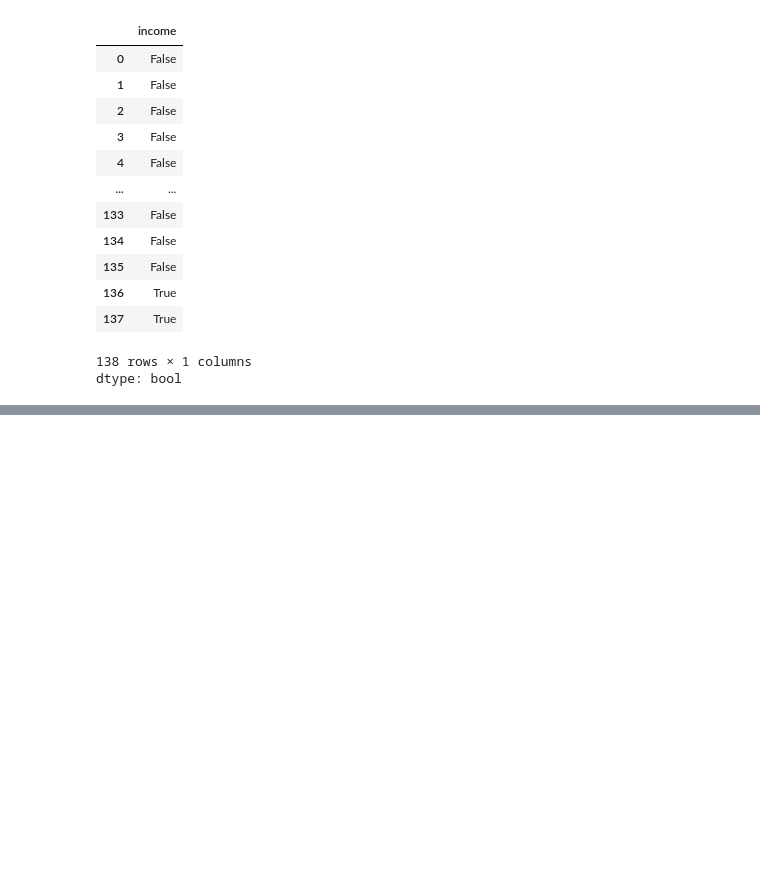
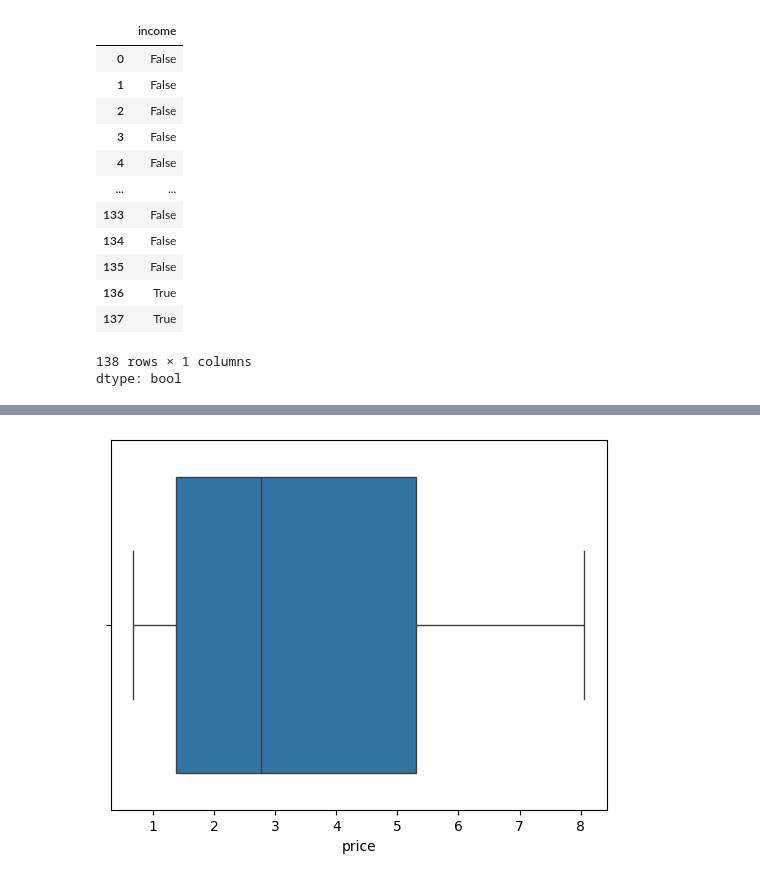
Before and after one commit to Manavgupta1612/EDA, a Jupyter notebook: DA.ipynb, the cells around one changed output, grey strips where cells are left out. Saved outputs shown, nothing was run; the diff lists cells and outputs as text; code cells hidden in the pictures; blank space fills up the shorter version.

```diff
--- a/DA.ipynb
+++ b/DA.ipynb
@@ -278,0 +399,6 @@ dtype: bool
+# %%
+#boxplot for price
+sns.boxplot(x="price",data=data)
+plt.show()
+# %% [output]
+[figure, added]
```
Also changed, not shown: parts of 30 cells of this notebook.
